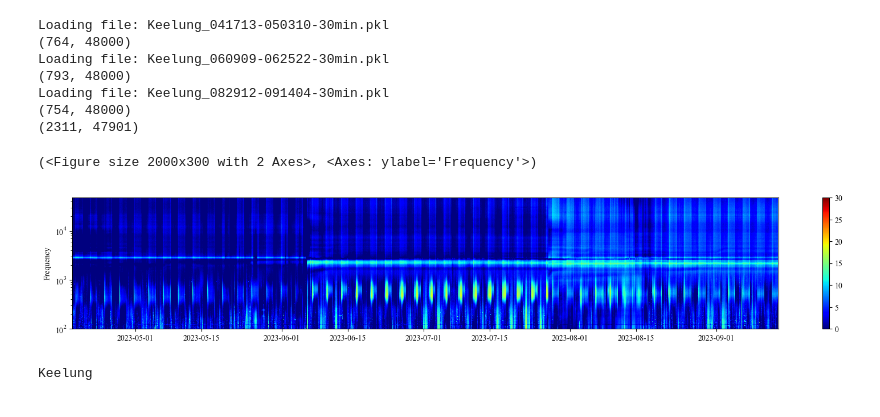
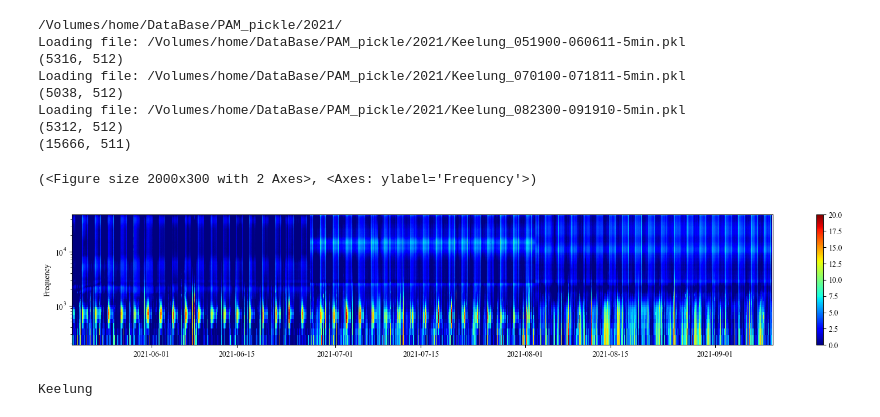
Before and after one commit to jhtong33/Code, a Jupyter notebook: 03.2_clustering.ipynb, the cells around one changed output. Drawn from its saved outputs; the diff is of its cells as text; code cells hidden in the pictures.

```diff
--- a/03.2_clustering.ipynb
+++ b/03.2_clustering.ipynb
@@ -17,25 +17,27 @@ import matplotlib.pyplot as plt
 import matplotlib.cm as cm
 # %%
 place = 'Keelung'
-
-LTS=lts_viewer(path=f'./../DataBase/PAM_pickle/{place}/')
+year = 2021
+LTS=lts_viewer(path=f'/Volumes/home/DataBase/PAM_pickle/{year}/', place=place)
 input_data, f, time = LTS.input_selection('median', prewhiten_percent=20, f_range=[100,48000])#
 
 
 if time.shape[0] > input_data.shape[0]:
+    print('time problem')
     time = time[1:]
 
-matrix_operation().plot_lts(input_data, f, time, vmin=0, vmax=30, fig_width=20, fig_height=3, lts=False)
+matrix_operation().plot_lts(input_data, f, time, vmin=0, vmax=20, fig_width=20, fig_height=3, lts=False)
 # %% [output]
-Loading file: Keelung_041713-050310-30min.pkl
-(764, 48000)
-Loading file: Keelung_060909-062522-30min.pkl
-(793, 48000)
-Loading file: Keelung_082912-091404-30min.pkl
-(754, 48000)
-(2311, 47901)
+/Volumes/home/DataBase/PAM_pickle/2021/
+Loading file: /Volumes/home/DataBase/PAM_pickle/2021/Keelung_051900-060611-5min.pkl
+(5316, 512)
+Loading file: /Volumes/home/DataBase/PAM_pickle/2021/Keelung_070100-071811-5min.pkl
+(5038, 512)
+Loading file: /Volumes/home/DataBase/PAM_pickle/2021/Keelung_082300-091910-5min.pkl
+(5312, 512)
+(15666, 511)
 (<Figure size 2000x300 with 2 Axes>, <Axes: ylabel='Frequency'>)
-[figure, old version]
+[figure, new version]
 # %%
 if place == 'Keelung':
     print(place)
```
Also changed, not shown: parts of 4 cells of this notebook, 5 other files.
